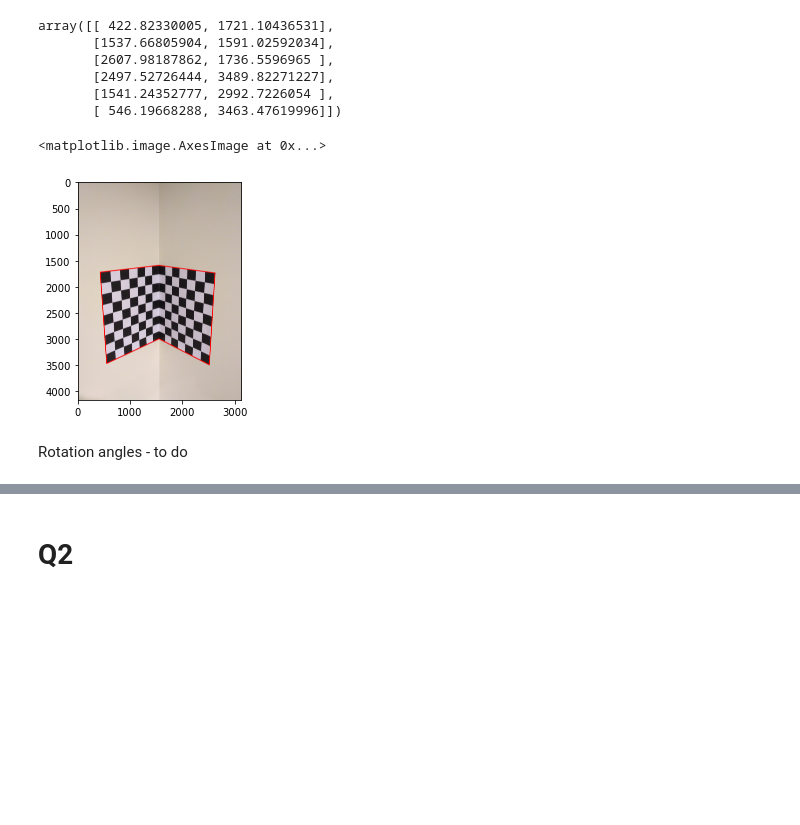
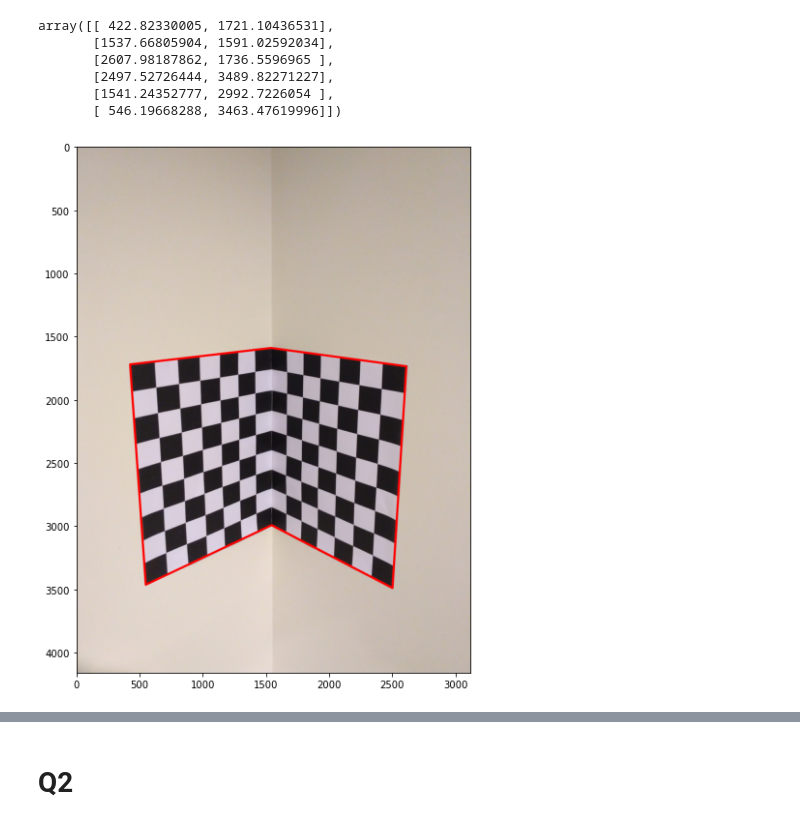
Before and after one commit to vatsasree/CV-Assignment-1, a Jupyter notebook: Assign1.ipynb, the cells around one changed output, grey strips where cells are left out. Saved outputs shown, nothing was run; the diff lists cells and outputs as text; code cells hidden in the pictures; blank space fills up the shorter version.

```diff
--- a/Assign1.ipynb
+++ b/Assign1.ipynb
@@ -367,14 +316,15 @@ array([[ 422.82330005, 1721.10436531],
        [1541.24352777, 2992.7226054 ],
        [ 546.19668288, 3463.47619996]])
 # %%
-tr = checkboard.copy()
-for i in range(len(checkboard_corners_2D)):
-    start_point = (int(checkboard_corners_2D[i][0]), int(checkboard_corners_2D[i][1]))
-    end_point = (int(checkboard_corners_2D[(i + 1) % len(checkboard_corners_2D)][0]), int(checkboard_corners_2D[(i + 1) % len(checkboard_corners_2D)][1]))
-    cv2.line(tr, start_point, end_point, (255,0,0), 15)
-plt.imshow(tr)
+def plot_wireframe(checkboard, checkboard_corners_2D):
+    tr = checkboard.copy()
+    for i in range(len(checkboard_corners_2D)):
+        start_point = (int(checkboard_corners_2D[i][0]), int(checkboard_corners_2D[i][1]))
+        end_point = (int(checkboard_corners_2D[(i + 1) % len(checkboard_corners_2D)][0]), int(checkboard_corners_2D[(i + 1) % len(checkboard_corners_2D)][1]))
+        cv2.line(tr, start_point, end_point, (255,0,0), 15)
+    plt.figure(figsize=(10,10))
+    plt.imshow(tr)
-# %% [output]
-<matplotlib.image.AxesImage at 0x...>
-[figure, removed]
-# %% [markdown]
-Rotation angles - to do
+# %%
+plot_wireframe(checkboard, checkboard_corners_2D)
+# %% [output]
+[figure, added]
```
Also changed, not shown: parts of 70 cells of this notebook.
